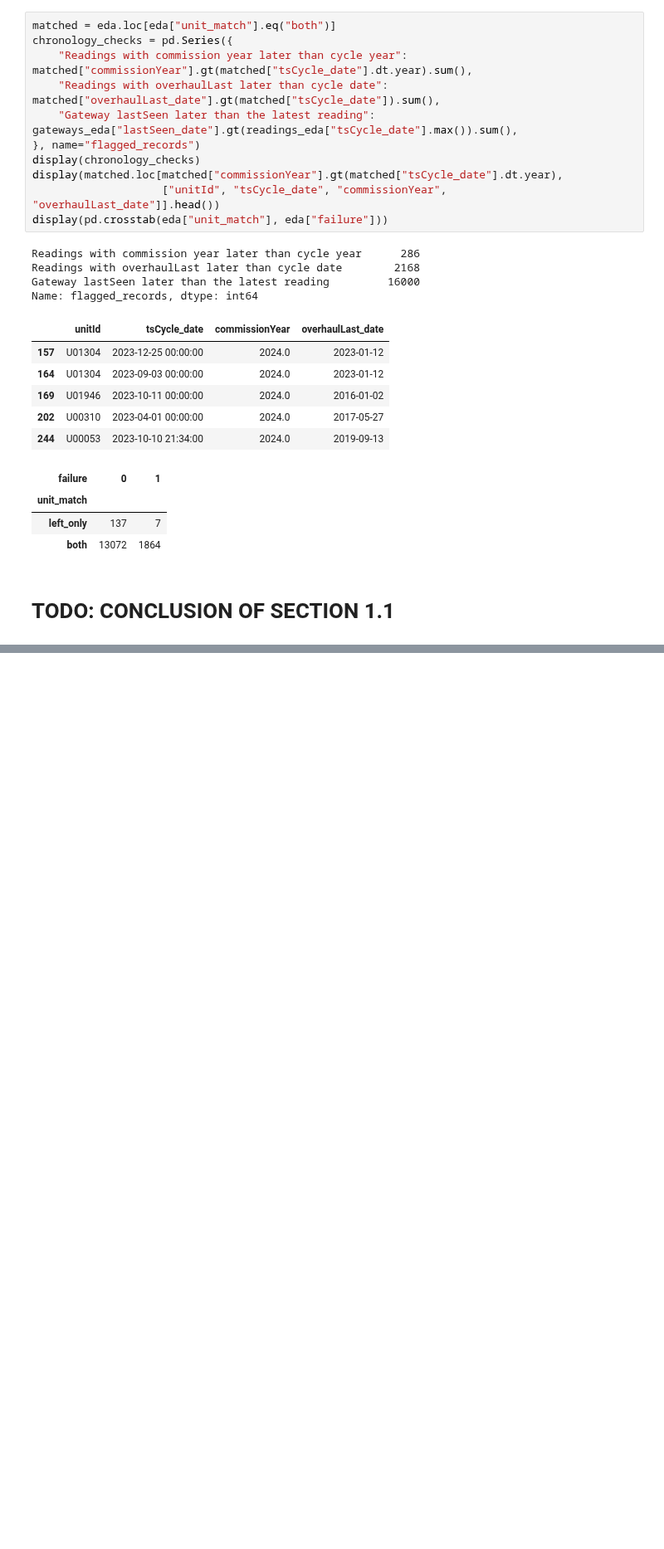
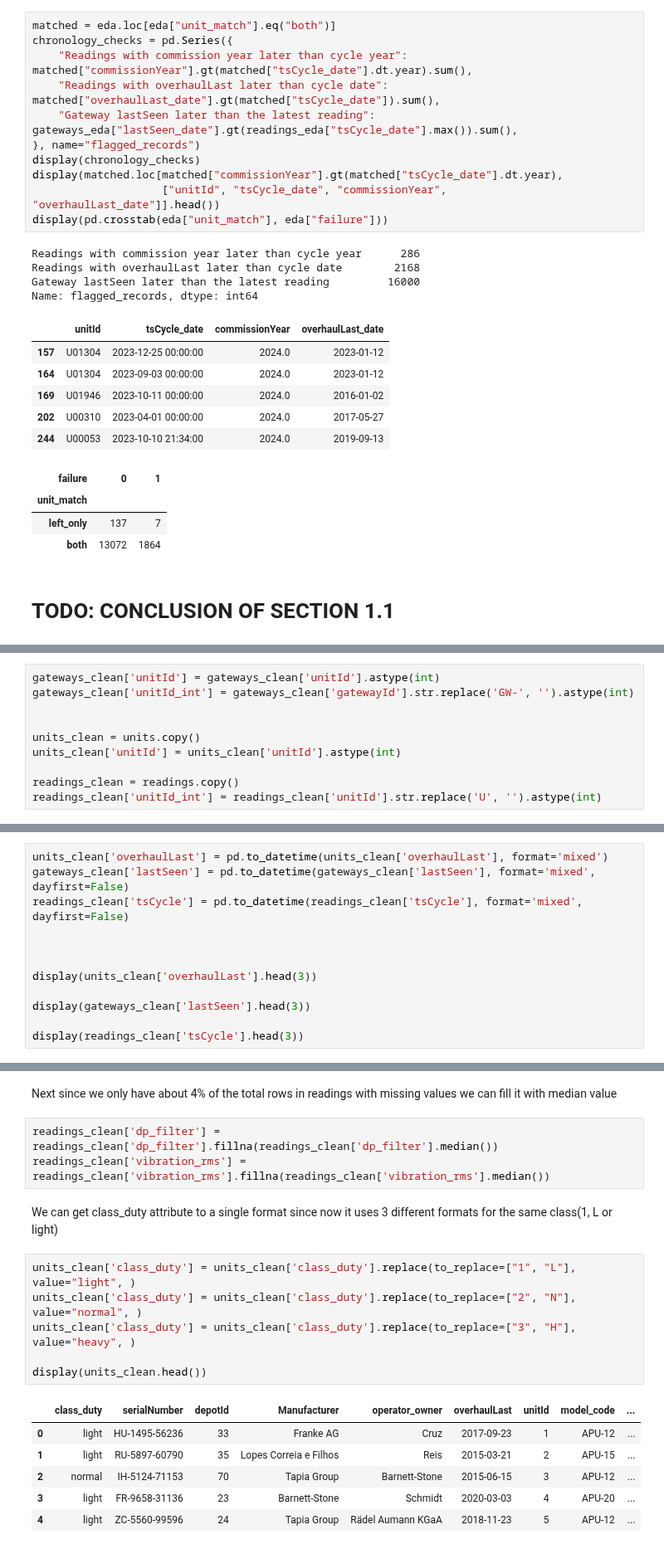
Before and after one commit to zigo-matej/iau_project, a Jupyter notebook: phase_01.ipynb, the cells around one changed output, grey strips where cells are left out. Shown at 83% size. Drawn from its saved outputs; the diff is of its cells as text; blank space fills up the shorter version.

```diff
--- a/phase_01.ipynb
+++ b/phase_01.ipynb
@@ -997,0 +1057,10 @@ Name: flagged_records, dtype: int64
+# %%
+gateways_clean['unitId'] = gateways_clean['unitId'].astype(int)
+gateways_clean['unitId_int'] = gateways_clean['gatewayId'].str.replace('GW-', '').astype(int)
+
+
+units_clean = units.copy()
+units_clean['unitId'] = units_clean['unitId'].astype(int)
+
+readings_clean = readings.copy()
+readings_clean['unitId_int'] = readings_clean['unitId'].str.replace('U', '').astype(int)
@@ -997,0 +1069,12 @@ Name: flagged_records, dtype: int64
+# %%
+units_clean['overhaulLast'] = pd.to_datetime(units_clean['overhaulLast'], format='mixed')
+gateways_clean['lastSeen'] = pd.to_datetime(gateways_clean['lastSeen'], format='mixed', dayfirst=False)
+readings_clean['tsCycle'] = pd.to_datetime(readings_clean['tsCycle'], format='mixed', dayfirst=False)
+
+
+
+display(units_clean['overhaulLast'].head(3))
+
+display(gateways_clean['lastSeen'].head(3))
+
+display(readings_clean['tsCycle'].head(3))
@@ -997,0 +1094,20 @@ Name: flagged_records, dtype: int64
+# %% [markdown]
+Next since we only have about 4% of the total rows in readings with missing values we can fill it with median value
+# %%
+readings_clean['dp_filter'] = readings_clean['dp_filter'].fillna(readings_clean['dp_filter'].median())
+readings_clean['vibration_rms'] = readings_clean['vibration_rms'].fillna(readings_clean['vibration_rms'].median())
+# %% [markdown]
+We can get class_duty attribute to a single format since now it uses 3 different formats for the same class(1, L or light)
+# %%
+units_clean['class_duty'] = units_clean['class_duty'].replace(to_replace=["1", "L"], value="light", )
+units_clean['class_duty'] = units_clean['class_duty'].replace(to_replace=["2", "N"], value="normal", )
+units_clean['class_duty'] = units_clean['class_duty'].replace(to_replace=["3", "H"], value="heavy", )
+
+display(units_clean.head())
+# %% [output]
+|  | class_duty | serialNumber | depotId | Manufacturer | operator_owner | overhaulLast | unitId | model_code | ... |
+| 0 | light | HU-1495-56236 | 33 | Franke AG | Cruz | 2017-09-23 | 1 | APU-12 | ... |
+| 1 | light | RU-5897-60790 | 35 | Lopes Correia e Filhos | Reis | 2015-03-21 | 2 | APU-15 | ... |
+| 2 | normal | IH-5124-71153 | 70 | Tapia Group | Barnett-Stone | 2015-06-15 | 3 | APU-12 | ... |
+| 3 | light | FR-9658-31136 | 23 | Barnett-Stone | Schmidt | 2020-03-03 | 4 | APU-20 | ... |
+| 4 | light | ZC-5560-99596 | 24 | Tapia Group | Rädel Aumann KGaA | 2018-11-23 | 5 | APU-12 | ... |
```
Also changed, not shown: parts of 9 cells of this notebook.
